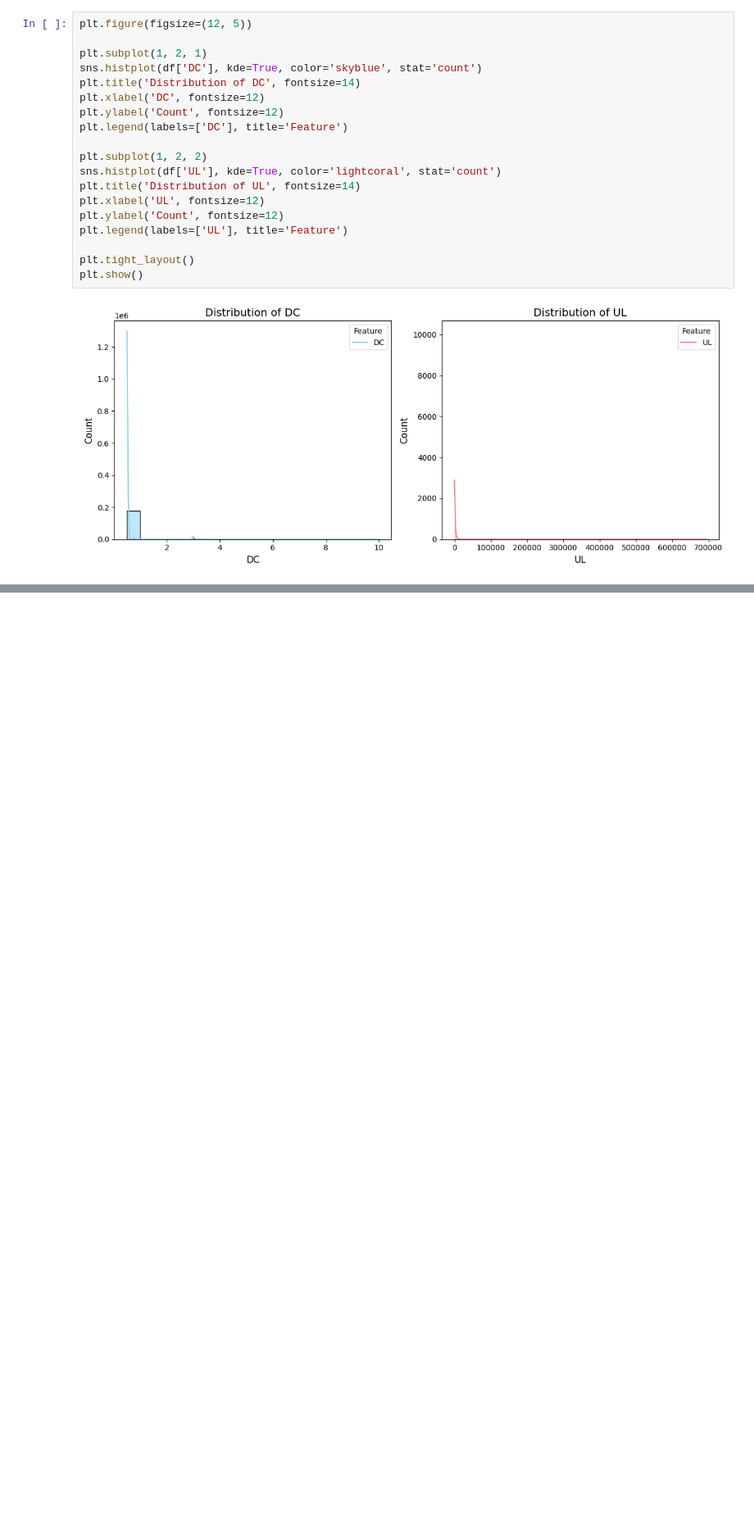
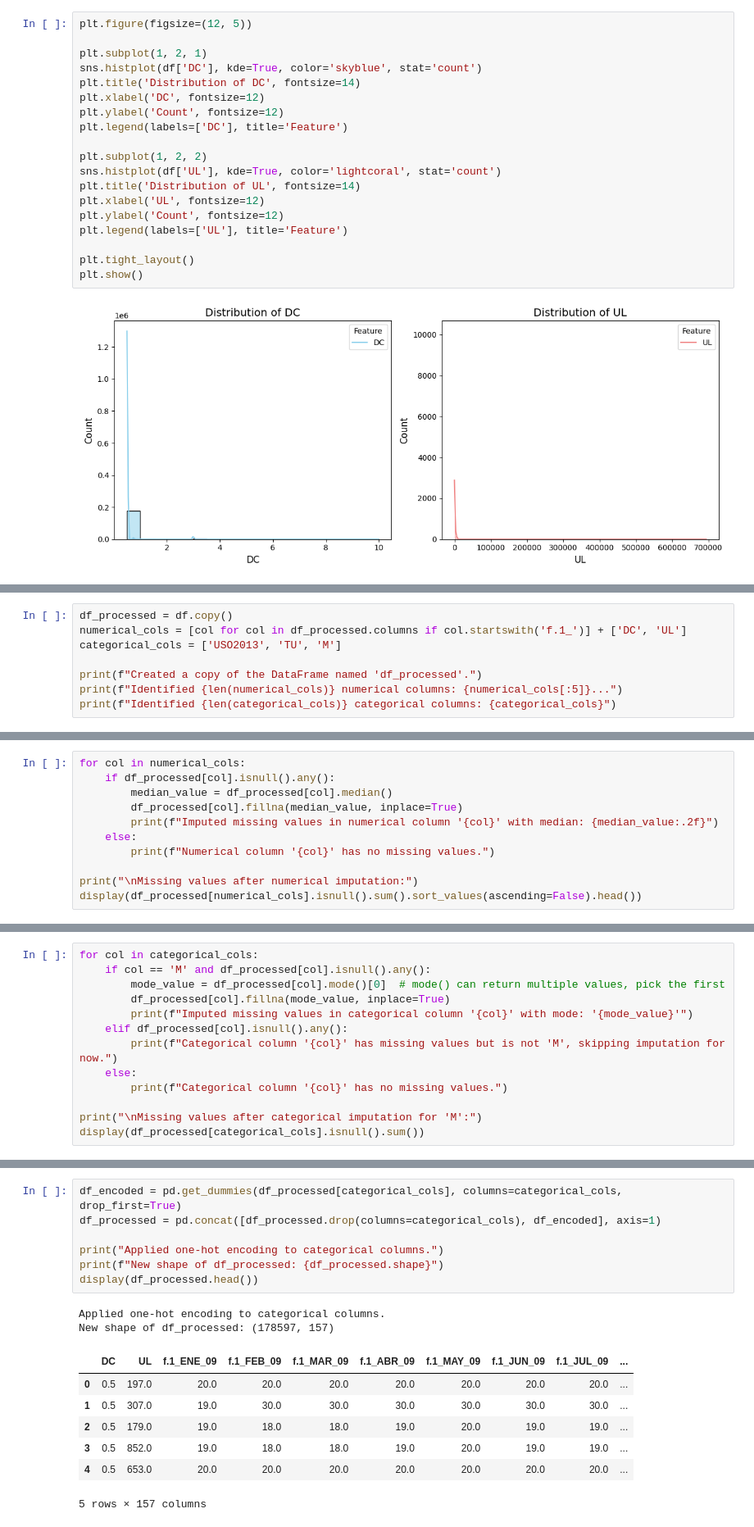
Before and after one commit to vathsankitha/water, a Jupyter notebook: Water.ipynb, the cells around one changed output, grey strips where cells are left out. Shown at 82% size. Cells and saved outputs as stored; diff of their text form; blank space fills up the shorter version.

```diff
--- a/Water.ipynb
+++ b/Water.ipynb
@@ -221,0 +165,8 @@ plt.show()
+# %%
+df_processed = df.copy()
+numerical_cols = [col for col in df_processed.columns if col.startswith('f.1_')] + ['DC', 'UL']
+categorical_cols = ['USO2013', 'TU', 'M']
+
+print(f"Created a copy of the DataFrame named 'df_processed'.")
+print(f"Identified {len(numerical_cols)} numerical columns: {numerical_cols[:5]}...")
+print(f"Identified {len(categorical_cols)} categorical columns: {categorical_cols}")
@@ -221,0 +180,11 @@ plt.show()
+# %%
+for col in numerical_cols:
+    if df_processed[col].isnull().any():
+        median_value = df_processed[col].median()
+        df_processed[col].fillna(median_value, inplace=True)
+        print(f"Imputed missing values in numerical column '{col}' with median: {median_value:.2f}")
+    else:
+        print(f"Numerical column '{col}' has no missing values.")
+
+print("\nMissing values after numerical imputation:")
+display(df_processed[numerical_cols].isnull().sum().sort_values(ascending=False).head())
@@ -221,0 +222,13 @@ plt.show()
+# %%
+for col in categorical_cols:
+    if col == 'M' and df_processed[col].isnull().any():
+        mode_value = df_processed[col].mode()[0]  # mode() can return multiple values, pick the first
+        df_processed[col].fillna(mode_value, inplace=True)
+        print(f"Imputed missing values in categorical column '{col}' with mode: '{mode_value}'")
+    elif df_processed[col].isnull().any():
+        print(f"Categorical column '{col}' has missing values but is not 'M', skipping imputation for now.")
+    else:
+        print(f"Categorical column '{col}' has no missing values.")
+
+print("\nMissing values after categorical imputation for 'M':")
+display(df_processed[categorical_cols].isnull().sum())
@@ -221,0 +252,17 @@ plt.show()
+# %%
+df_encoded = pd.get_dummies(df_processed[categorical_cols], columns=categorical_cols, drop_first=True)
+df_processed = pd.concat([df_processed.drop(columns=categorical_cols), df_encoded], axis=1)
+
+print("Applied one-hot encoding to categorical columns.")
+print(f"New shape of df_processed: {df_processed.shape}")
+display(df_processed.head())
+# %% [output]
+Applied one-hot encoding to categorical columns.
+New shape of df_processed: (178597, 157)
+|  | DC | UL | f.1_ENE_09 | f.1_FEB_09 | f.1_MAR_09 | f.1_ABR_09 | f.1_MAY_09 | f.1_JUN_09 | f.1_JUL_09 | ... |
+| 0 | 0.5 | 197.0 | 20.0 | 20.0 | 20.0 | 20.0 | 20.0 | 20.0 | 20.0 | ... |
+| 1 | 0.5 | 307.0 | 19.0 | 30.0 | 30.0 | 30.0 | 30.0 | 30.0 | 30.0 | ... |
+| 2 | 0.5 | 179.0 | 19.0 | 18.0 | 18.0 | 19.0 | 20.0 | 19.0 | 19.0 | ... |
+| 3 | 0.5 | 852.0 | 19.0 | 18.0 | 18.0 | 19.0 | 20.0 | 19.0 | 19.0 | ... |
+| 4 | 0.5 | 653.0 | 20.0 | 20.0 | 20.0 | 20.0 | 20.0 | 20.0 | 20.0 | ... |
+5 rows × 157 columns
```
Also changed, not shown: parts of 17 cells of this notebook.
